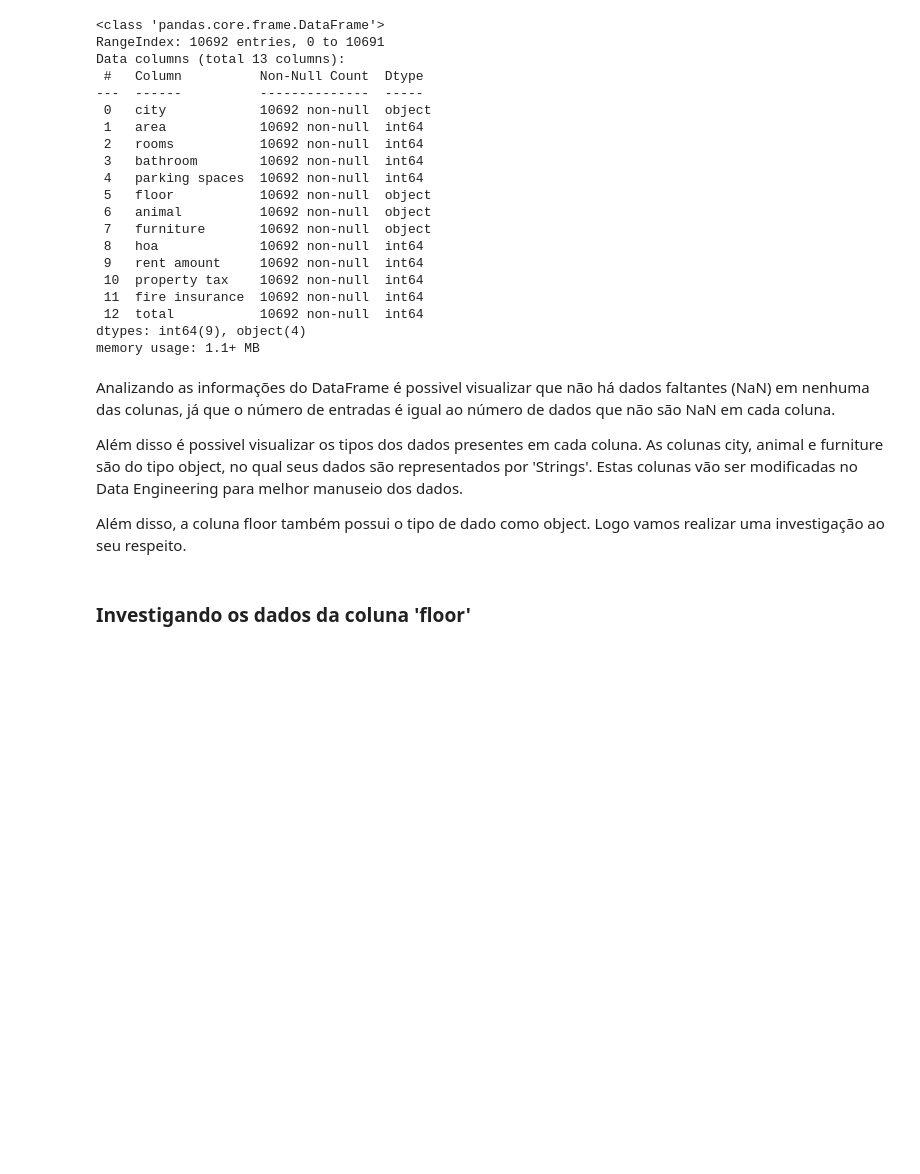
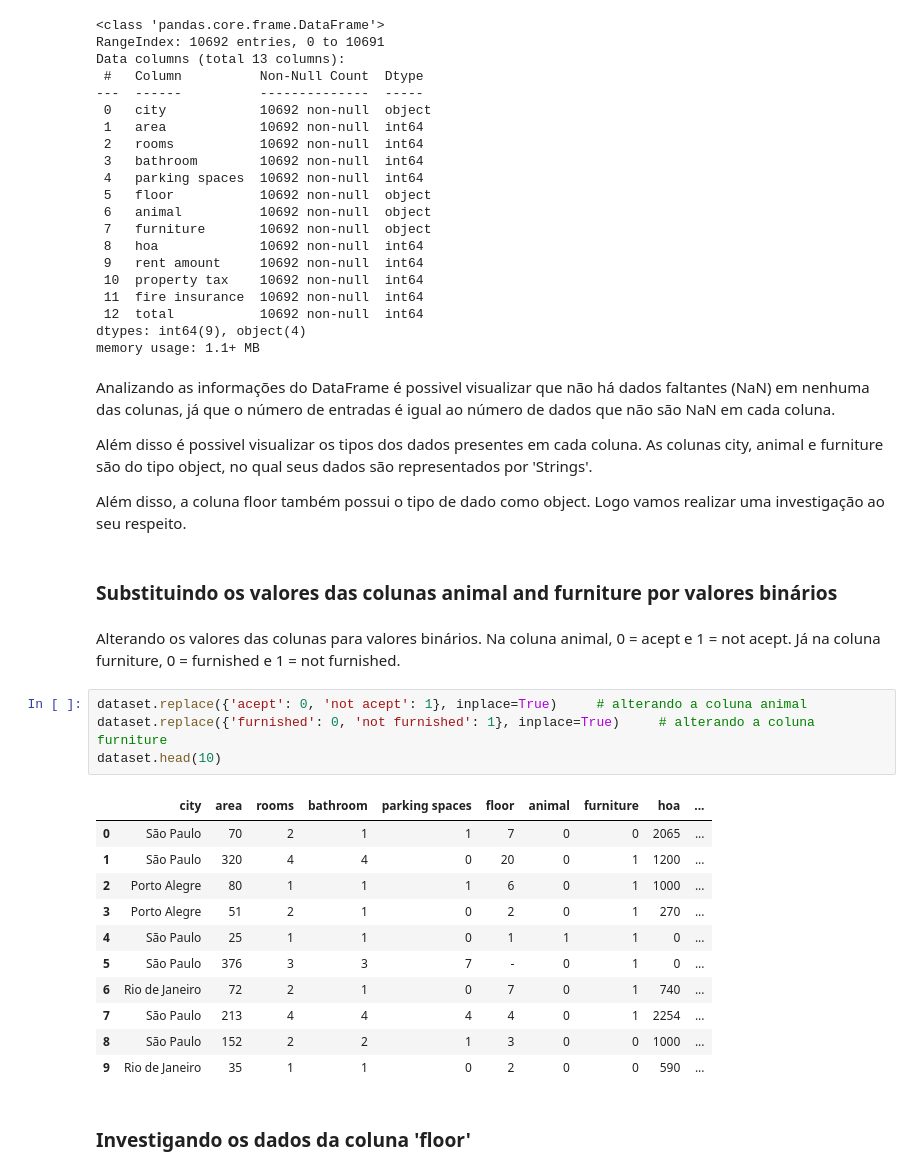
Before and after one commit to IgorFormiga/Data-Science-Projects, a Jupyter notebook: Data_Exploration.ipynb, the cells around one changed output. Drawn from its saved outputs; the diff is of its cells as text; blank space fills up the shorter version.

```diff
--- a/Data_Exploration.ipynb
+++ b/Data_Exploration.ipynb
@@ -105,9 +105,29 @@ memory usage: 1.1+ MB
 # %% [markdown]
 Analizando as informações do DataFrame é possivel visualizar que não há dados faltantes (NaN) em nenhuma das colunas, já que o número de entradas é igual ao número de dados que não são NaN em cada coluna.
 
-Além disso é possivel visualizar os tipos dos dados presentes em cada coluna. As colunas city, animal e furniture são do tipo object, no qual seus dados são representados por 'Strings'. Estas colunas vão ser modificadas no Data Engineering para melhor manuseio dos dados.
+Além disso é possivel visualizar os tipos dos dados presentes em cada coluna. As colunas city, animal e furniture são do tipo object, no qual seus dados são representados por 'Strings'.
 
 Além disso, a coluna floor também possui o tipo de dado como object. Logo vamos realizar uma investigação ao seu respeito.
+# %% [markdown]
+### Substituindo os valores das colunas animal and furniture por valores binários
+# %% [markdown]
+Alterando os valores das colunas para valores binários. Na coluna animal, 0 = acept e 1 = not acept. Já na coluna furniture, 0 = furnished e 1 = not furnished.
+# %%
+dataset.replace({'acept': 0, 'not acept': 1}, inplace=True)     # alterando a coluna animal
+dataset.replace({'furnished': 0, 'not furnished': 1}, inplace=True)     # alterando a coluna furniture
+dataset.head(10)
+# %% [output]
+|  | city | area | rooms | bathroom | parking spaces | floor | animal | furniture | hoa | ... |
+| 0 | São Paulo | 70 | 2 | 1 | 1 | 7 | 0 | 0 | 2065 | ... |
+| 1 | São Paulo | 320 | 4 | 4 | 0 | 20 | 0 | 1 | 1200 | ... |
+| 2 | Porto Alegre | 80 | 1 | 1 | 1 | 6 | 0 | 1 | 1000 | ... |
+| 3 | Porto Alegre | 51 | 2 | 1 | 0 | 2 | 0 | 1 | 270 | ... |
+| 4 | São Paulo | 25 | 1 | 1 | 0 | 1 | 1 | 1 | 0 | ... |
+| 5 | São Paulo | 376 | 3 | 3 | 7 | - | 0 | 1 | 0 | ... |
+| 6 | Rio de Janeiro | 72 | 2 | 1 | 0 | 7 | 0 | 1 | 740 | ... |
+| 7 | São Paulo | 213 | 4 | 4 | 4 | 4 | 0 | 1 | 2254 | ... |
+| 8 | São Paulo | 152 | 2 | 2 | 1 | 3 | 0 | 0 | 1000 | ... |
+| 9 | Rio de Janeiro | 35 | 1 | 1 | 0 | 2 | 0 | 0 | 590 | ... |
 # %% [markdown]
 ### Investigando os dados da coluna 'floor'
 # %% [markdown]
```
Also changed, not shown: parts of 1 cell of this notebook, 2 other files.
